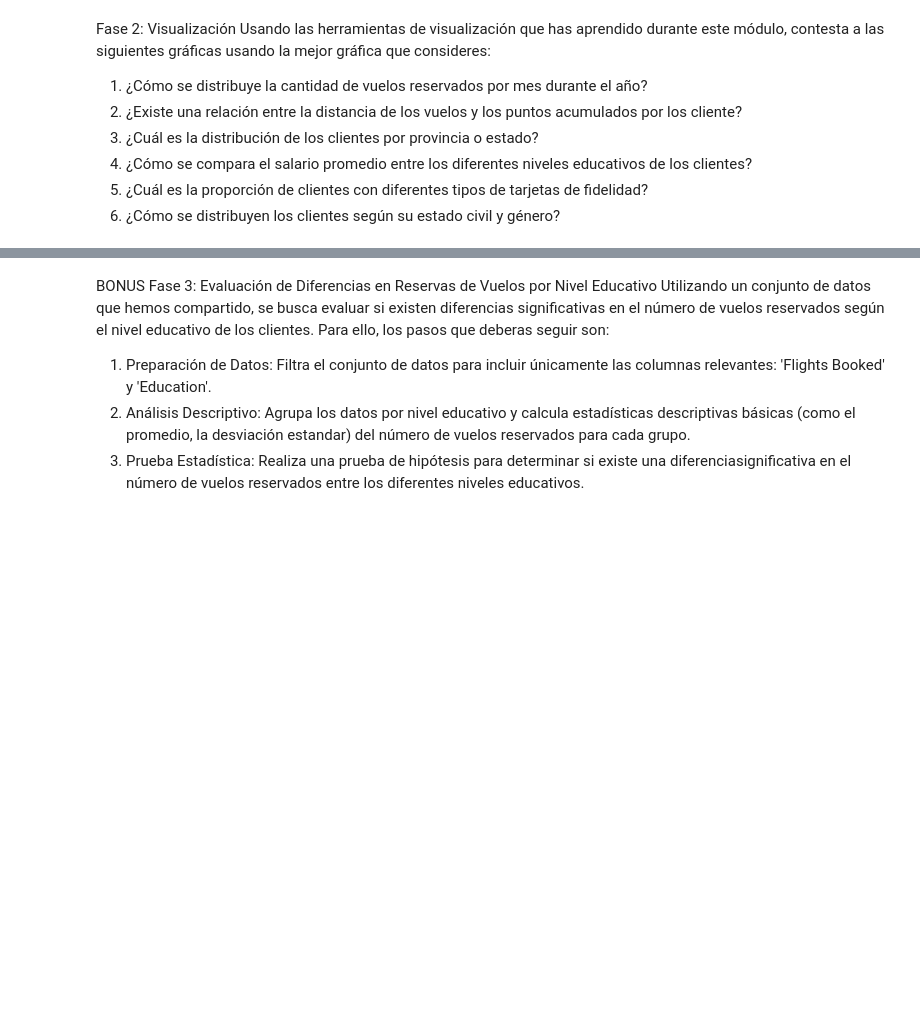
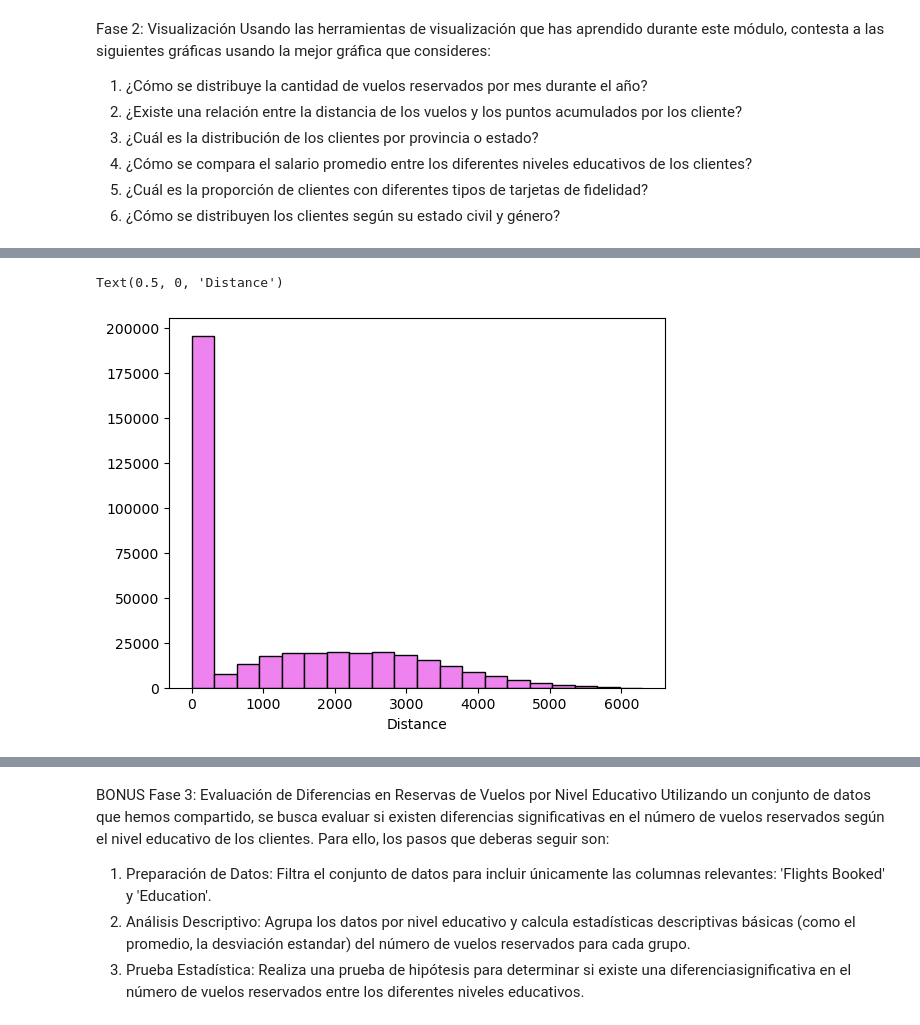
Before and after one commit to Adalab/bda-modulo-3-evaluacion-final-23lau, a Jupyter notebook: Evaluacion_modulo3.ipynb, the cells around one changed output, grey strips where cells are left out. Saved outputs shown, nothing was run; the diff lists cells and outputs as text; code cells hidden in the pictures; blank space fills up the shorter version.

```diff
--- a/Evaluacion_modulo3.ipynb
+++ b/Evaluacion_modulo3.ipynb
@@ -870,0 +1082,14 @@ gráficas usando la mejor gráfica que consideres:
+# %%
+## Para ello antes comprobamos normalidad --> Shapiro y varianza -->
+
+# Gráfico distribución variables distancia y puntos acumulados, visuazlizado en histograma
+# ==============================================================================
+plt.hist(x = "Distance",
+         data = df_final,
+         bins = 20,
+         color = "violet",
+         edgecolor = "black")
+plt.xlabel("Distance")
+# %% [output]
+Text(0.5, 0, 'Distance')
+[figure, added]
```
Also changed, not shown: parts of 29 cells of this notebook.
